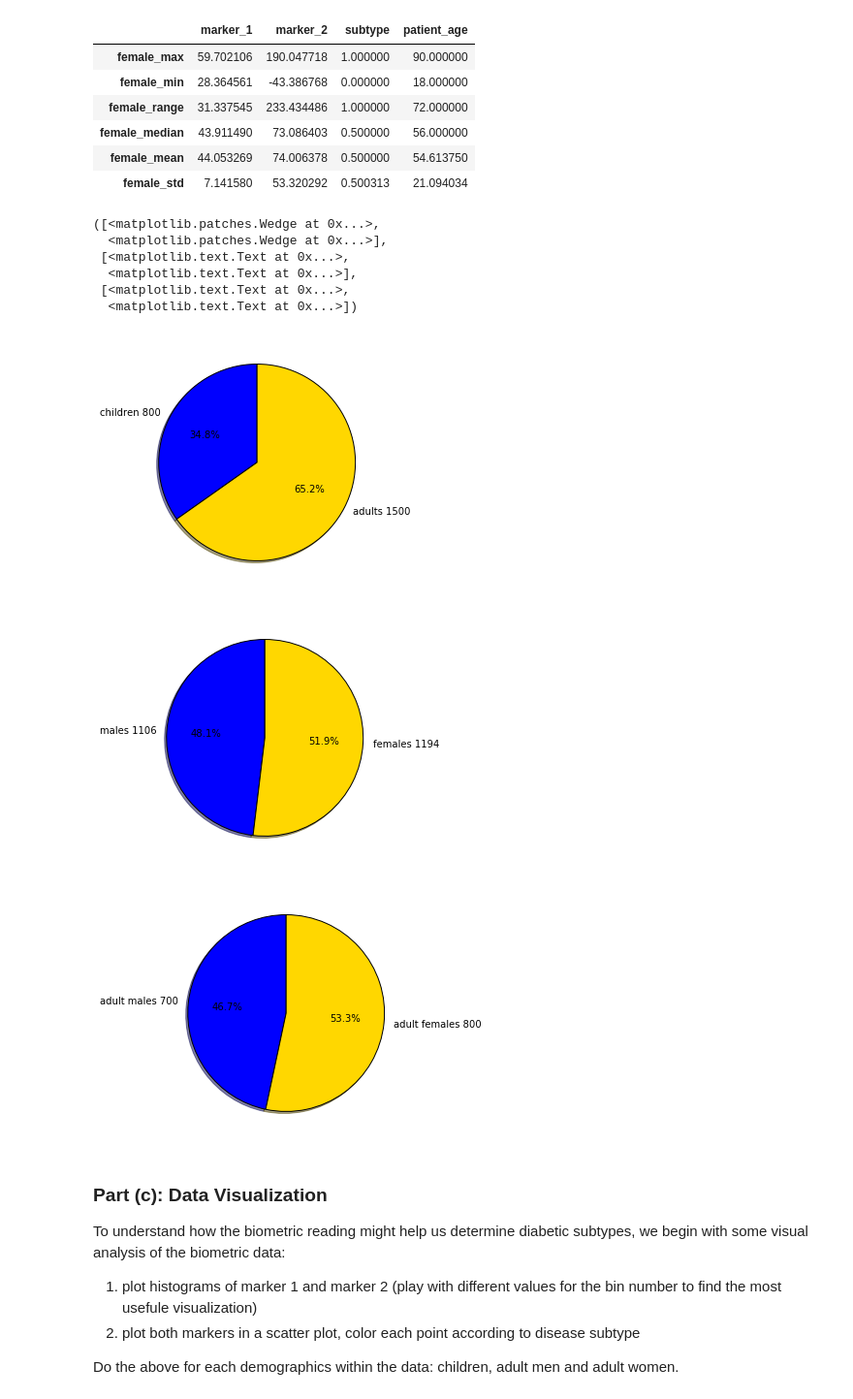
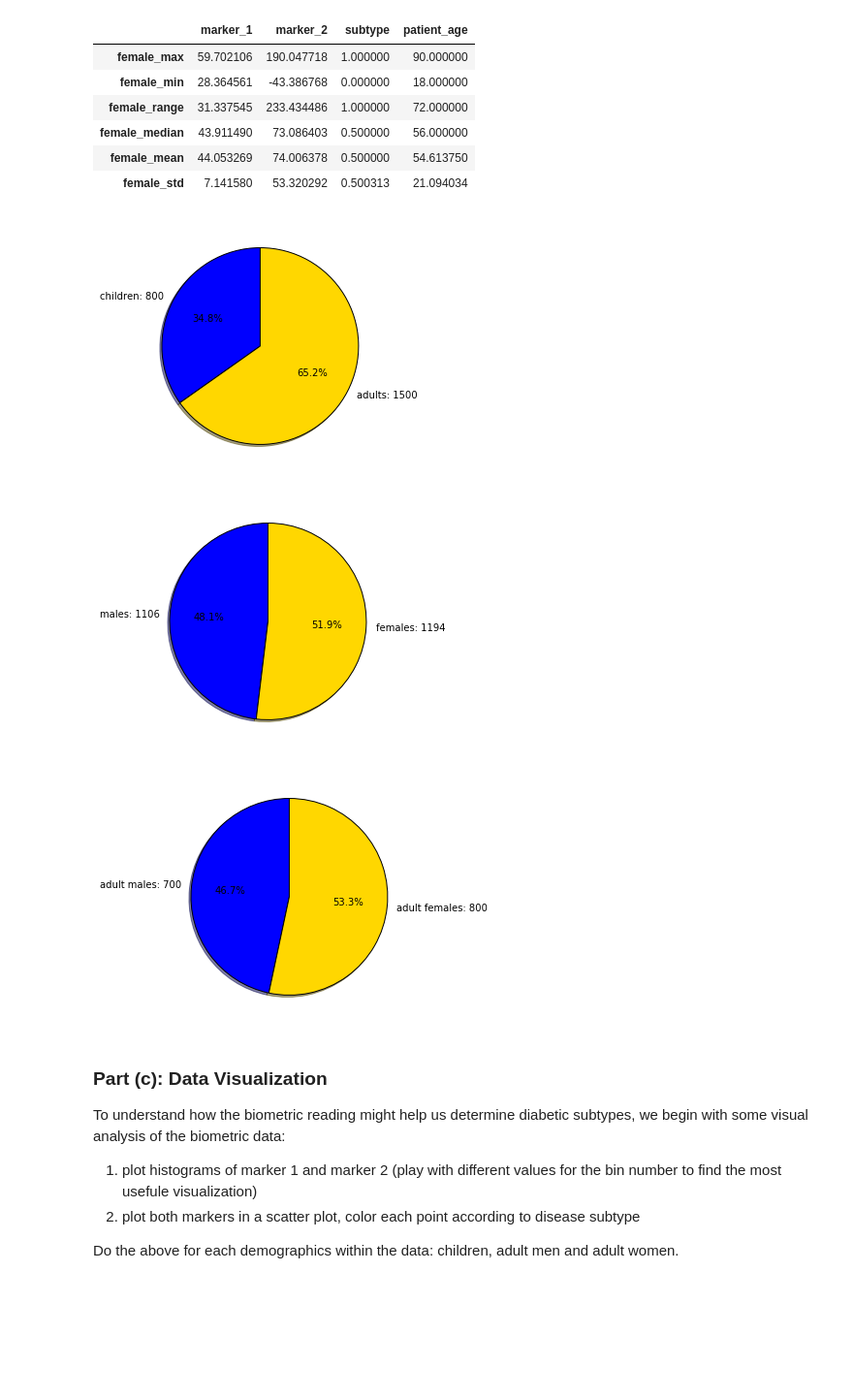
Before and after one commit to hecerinc/cs109a, a Jupyter notebook: keery_sean_CS109a_HW1.ipynb, the cells around one changed output. Shown: that part at 97% size. Drawn from its saved outputs; the diff is of its cells as text; code cells hidden in the pictures; blank space fills up the shorter version.

```diff
--- a/keery_sean_CS109a_HW1.ipynb
+++ b/keery_sean_CS109a_HW1.ipynb
@@ -229,45 +229,40 @@ female_stats
 
 # Explain what these stats say about the entire dataset as well as each of the above subsets.
 
 # Demographics - adults vs children
 children=child_data.shape[0]
 adults=df.shape[0]-children
 fig=plt.figure(figsize=(10,10))
 ax1=fig.add_subplot(221)
 ax1.pie([children,adults],
-       labels=['children '+ str(children),'adults '+str(adults)],
+       labels=['children: '+ str(children),'adults: '+str(adults)],
        colors=['blue','gold'],
        autopct='%1.1f%%',shadow=True,startangle=90)
 
 # Demographics - males vs female
 males=df[df['patient_gender']=='male'].shape[0]
 females=df.shape[0]-males
 fig=plt.figure(figsize=(10,10))
 ax1=fig.add_subplot(222)
 ax1.pie([males,females],
-       labels=['males '+ str(males),'females '+str(females)],
+       labels=['males: '+ str(males),'females: '+str(females)],
        colors=['blue','gold'],
        autopct='%1.1f%%',shadow=True,startangle=90)
 
 # Demographics - adult males vs adult femails
 adult_males=male_data.shape[0]
 adult_females=female_data.shape[0]
 fig=plt.figure(figsize=(10,10))
 ax1=fig.add_subplot(223)
 ax1.pie([adult_males,adult_females],
-       labels=['adult males '+ str(adult_males),'adult females '+str(adult_females)],
+       labels=['adult males: '+ str(adult_males),'adult females: '+str(adult_females)],
        colors=['blue','gold'],
        autopct='%1.1f%%',shadow=True,startangle=90)
+plt.show()
 # %% [output]
-([<matplotlib.patches.Wedge at 0x...>,
-  <matplotlib.patches.Wedge at 0x...>],
- [<matplotlib.text.Text at 0x...>,
-  <matplotlib.text.Text at 0x...>],
- [<matplotlib.text.Text at 0x...>,
-  <matplotlib.text.Text at 0x...>])
-[figure, old version]
+[figure, new version]
-[figure, old version]
+[figure, new version]
-[figure, old version]
+[figure, new version]
 # %% [markdown]
 ### Part (c): Data Visualization
 To understand how the biometric reading might help us determine diabetic subtypes, we begin with some visual analysis of the biometric data:
```
Also changed, not shown: parts of 7 cells of this notebook.
